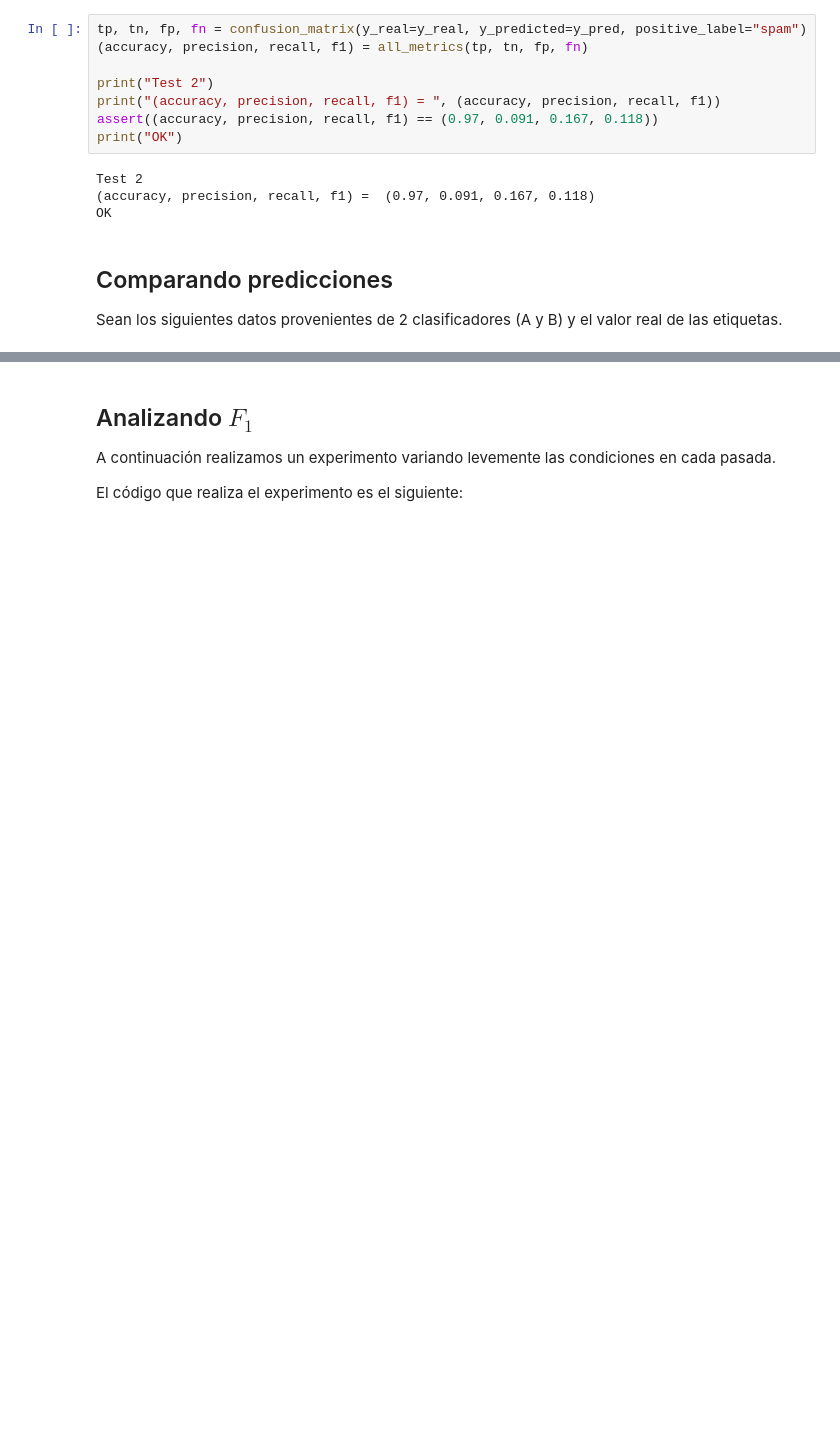
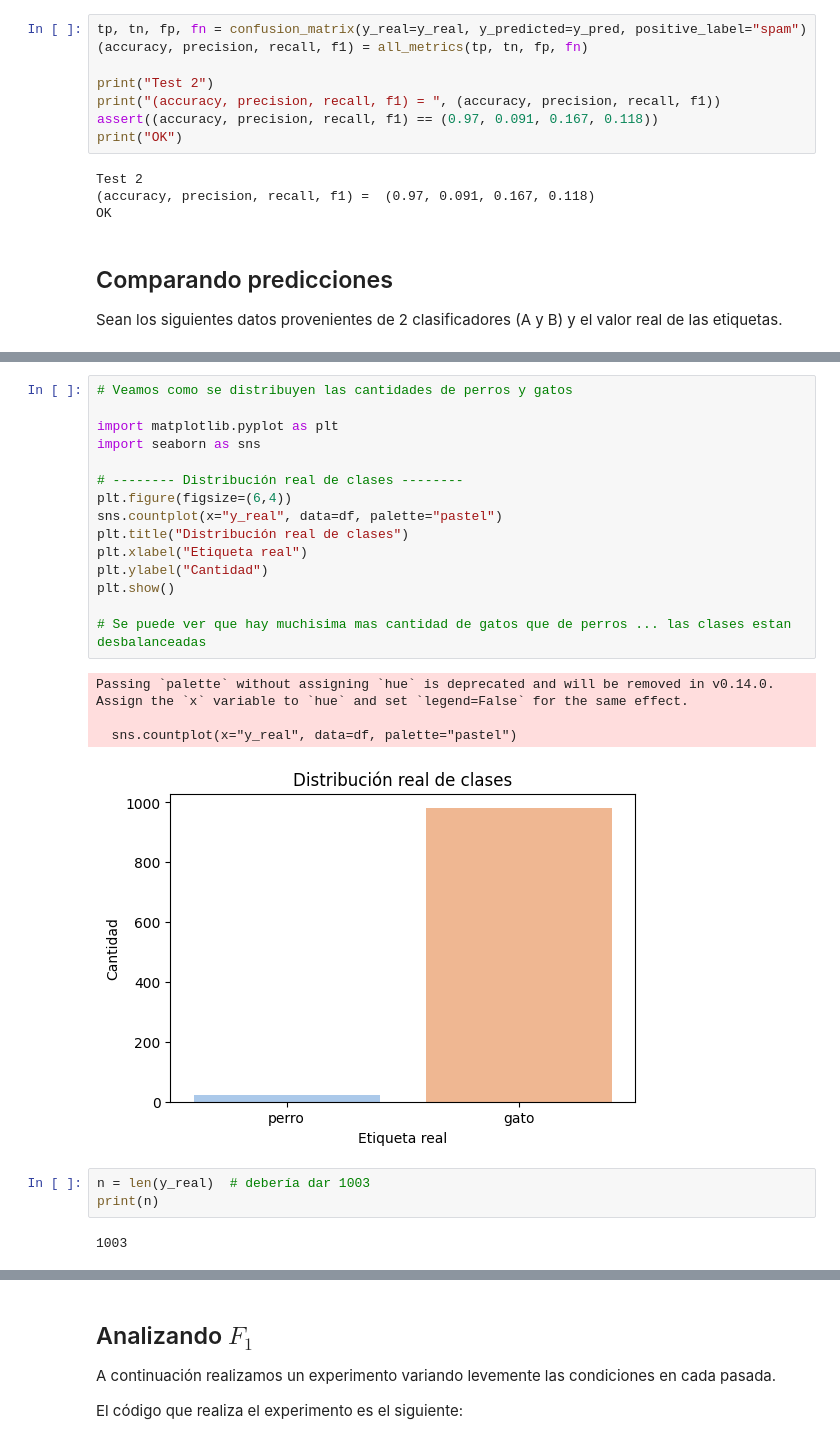
Before and after one commit to EmiLaPiola/NumLabIMC, a Jupyter notebook: notebooks/notebook_06_metricas-published.ipynb, the cells around one changed output, grey strips where cells are left out. Cells and saved outputs as stored; diff of their text form; blank space fills up the shorter version.

```diff
--- a/notebooks/notebook_06_metricas-published.ipynb
+++ b/notebooks/notebook_06_metricas-published.ipynb
@@ -137,0 +152,25 @@ Sean los siguientes datos provenientes de 2 clasificadores (A y B) y el valor re
+# %%
+# Veamos como se distribuyen las cantidades de perros y gatos
+
+import matplotlib.pyplot as plt
+import seaborn as sns
+
+# -------- Distribución real de clases --------
+plt.figure(figsize=(6,4))
+sns.countplot(x="y_real", data=df, palette="pastel")
+plt.title("Distribución real de clases")
+plt.xlabel("Etiqueta real")
+plt.ylabel("Cantidad")
+plt.show()
+
+# Se puede ver que hay muchisima mas cantidad de gatos que de perros ... las clases estan desbalanceadas
+# %% [output]
+Passing `palette` without assigning `hue` is deprecated and will be removed in v0.14.0. Assign the `x` variable to `hue` and set `legend=False` for the same effect.
+
+  sns.countplot(x="y_real", data=df, palette="pastel")
+[figure, added]
+# %%
+n = len(y_real)  # debería dar 1003
+print(n)
+# %% [output]
+1003
```
Also changed, not shown: parts of 9 cells of this notebook.
